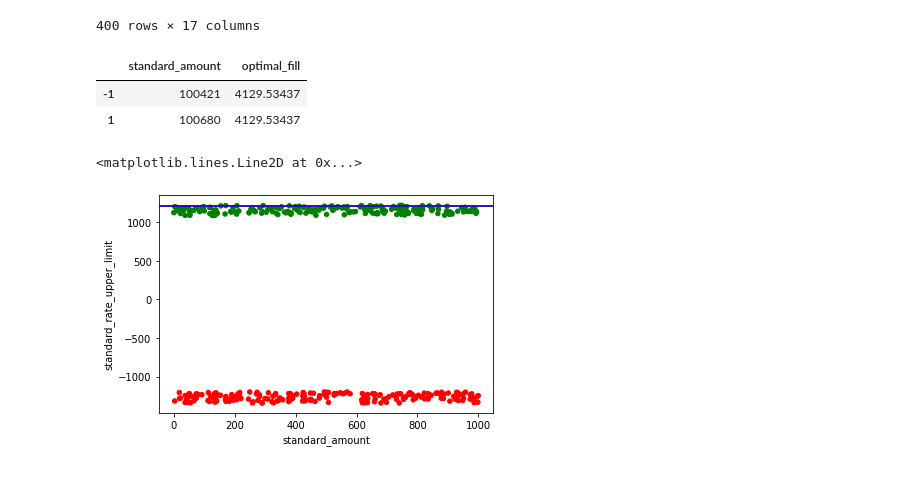
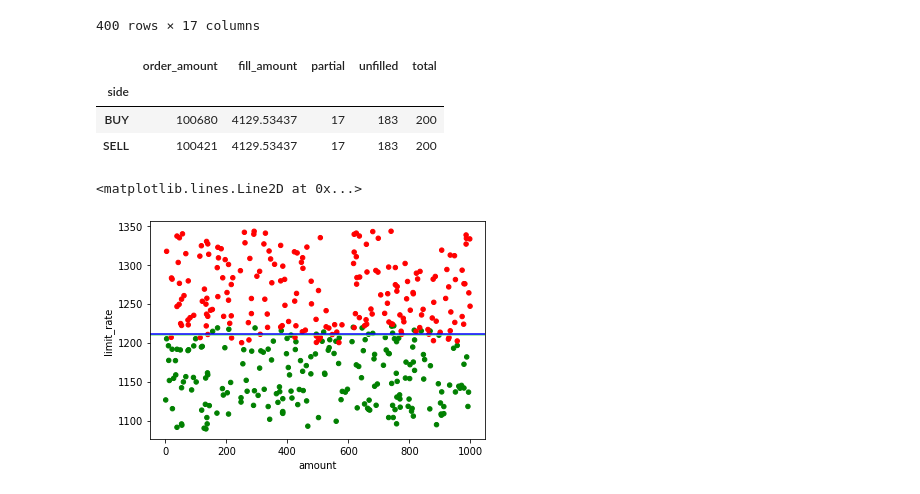
Before and after one commit to Keon6/Dexcellence, a Jupyter notebook: backend/notebooks/auction.ipynb, the cells around one changed output. Cells and saved outputs as stored; diff of their text form; code cells hidden in the pictures.

```diff
--- a/backend/notebooks/auction.ipynb
+++ b/backend/notebooks/auction.ipynb
@@ -210,7 +253,7 @@ order_book.head()
 order_book['fill_status'] = None
 fltr_filled = order_book['optimal_fill'].eq(order_book['standard_amount'])
 fltr_partial = order_book['optimal_fill'].between(0, order_book['standard_amount'], inclusive='neither')
-fltr_unfilled = order_book['optimal_fill'].eq(0)
+fltr_unfilled = order_book['optimal_fill'].lt(1e-8)
 
 states = {
     'filled': fltr_filled,
@@ -258,23 +302,37 @@ order_book.sort_values('fill_pct')
 | 286 | 286 | 286 | USDT | ETH | 250 | 2022-06-25 21:31:48.792535 | 0.0008334235988597198628830818448 | ... |
 | 47 | 47 | 47 | ETH | USDT | 749 | 2022-06-25 21:31:48.780763 | 1221.539409517901764967215517 | ... |
 400 rows × 17 columns
-# %%
-order_book.groupby(side)[['standard_amount', 'optimal_fill']].sum()
-# %% [output]
-|  | standard_amount | optimal_fill |
-| -1 | 100421 | 4129.53437 |
-| 1 | 100680 | 4129.53437 |
+# %%
+grp = order_book.groupby('side')
+fill_value = grp[['standard_amount', 'optimal_fill']].sum()
+fill_status_counts = grp[['fill_status']].value_counts().unstack()
+orders = grp.apply(len)
+stats = pd.concat([fill_value, fill_status_counts, orders], axis=1)
+stats.columns = ['order_amount', 'fill_amount', 'partial', 'unfilled', 'total']
+stats
+# %% [output]
+|  | order_amount | fill_amount | partial | unfilled | total |
+| side |  |  |  |  |  |
+| BUY | 100680 | 4129.53437 | 17 | 183 | 200 |
+| SELL | 100421 | 4129.53437 | 17 | 183 | 200 |
 # %%
-cols = ['']
-plot_data = order_book[]
+col_map = {
+    'standard_amount': 'amount',
+    'side': 'side',
+    'standard_pair': 'pair',
+    'standard_rate_upper_limit': 'limit_rate',
+}
+plot_data = order_book[col_map.keys()].rename(columns=col_map).copy()
+plot_data['limit_rate'] = plot_data['limit_rate'].abs()
 
-plt = order_book.plot.scatter(
-    x='standard_amount',
-    y='standard_rate_upper_limit',
+plt = plot_data.plot.scatter(
+    x='amount',
+    y='limit_rate',
     c=order_book['side'].replace({'BUY': 'green', 'SELL': 'red'}),
+    title=''
 )
-plt.axhline(y=reference_rate.rate, color='r', linestyle='-')
+plt.axhline(y=reference_rate.rate, color='lightgreen', linestyle='-')
 plt.axhline(y=clearing_price, color='blue', linestyle='-')
 # %% [output]
 <matplotlib.lines.Line2D at 0x...>
-[figure, old version]
+[figure, new version]
```
Also changed, not shown: parts of 13 cells of this notebook, 11 other files.
